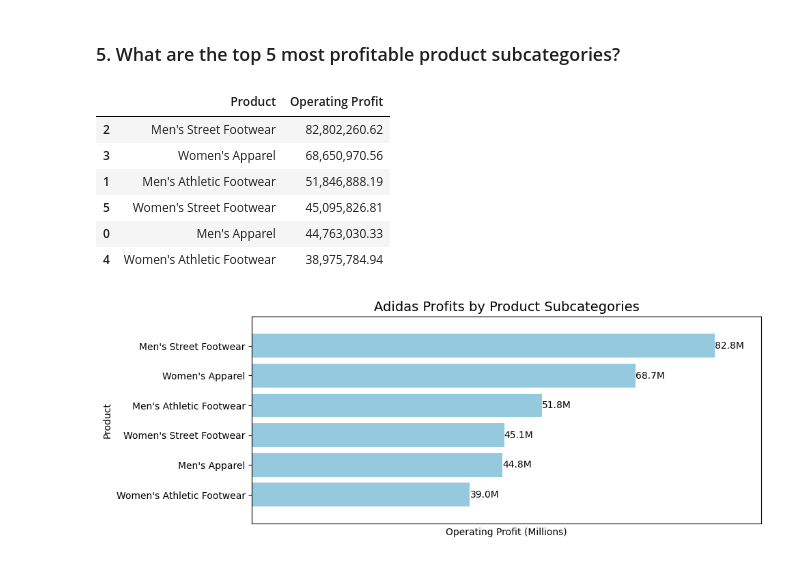
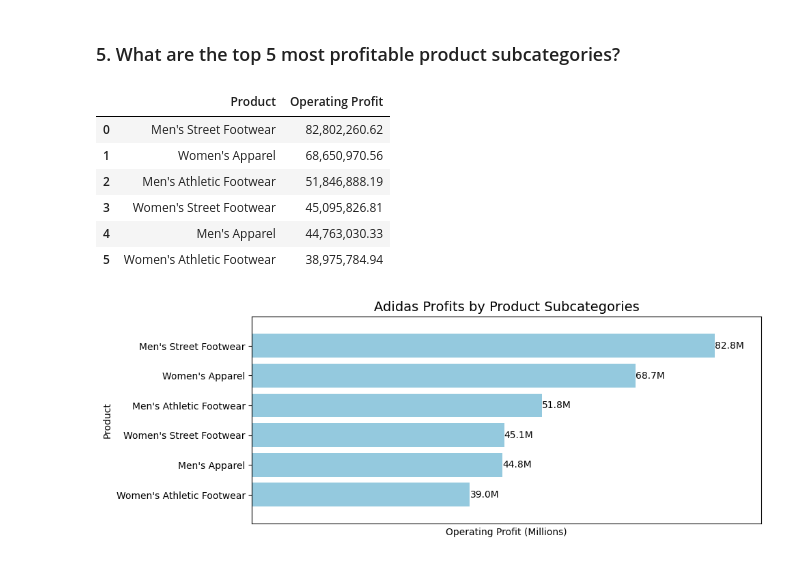
Before and after one commit to murithidenisgitobu/Adidas-Sales-Analysis-Across-the-US, a Jupyter notebook: Jupyter Notebook/adidas_notebook.ipynb, the cells around one changed output. Cells and saved outputs as stored; diff of their text form; code cells hidden in the pictures.

```diff
--- a/Jupyter Notebook/adidas_notebook.ipynb
+++ b/Jupyter Notebook/adidas_notebook.ipynb
@@ -598,17 +599,22 @@ plt.show()
 ### 5.  What are the top 5 most profitable product subcategories?
 # %%
 # Group products together to get their operating profit
-products_category = data.groupby("Product")["Operating Profit"].sum().reset_index().sort_values(by="Operating Profit", ascending=False)
+products_category = (data.groupby("Product")["Operating Profit"]
+                     .sum()
+                     .reset_index()
+                     .sort_values(by="Operating Profit", ascending=False,)
+                     .reset_index(drop=True)
+)
 
 products_category.style.format({"Operating Profit" : "{:,.2f}"})
 # %% [output]
 |  | Product | Operating Profit |
-| 2 | Men's Street Footwear | 82,802,260.62 |
-| 3 | Women's Apparel | 68,650,970.56 |
-| 1 | Men's Athletic Footwear | 51,846,888.19 |
-| 5 | Women's Street Footwear | 45,095,826.81 |
-| 0 | Men's Apparel | 44,763,030.33 |
-| 4 | Women's Athletic Footwear | 38,975,784.94 |
+| 0 | Men's Street Footwear | 82,802,260.62 |
+| 1 | Women's Apparel | 68,650,970.56 |
+| 2 | Men's Athletic Footwear | 51,846,888.19 |
+| 3 | Women's Street Footwear | 45,095,826.81 |
+| 4 | Men's Apparel | 44,763,030.33 |
+| 5 | Women's Athletic Footwear | 38,975,784.94 |
 # %%
 # Visual to compare profits by subcategories
 plt.figure(figsize=(10, 4))
```
Also changed, not shown: parts of 8 cells of this notebook.
